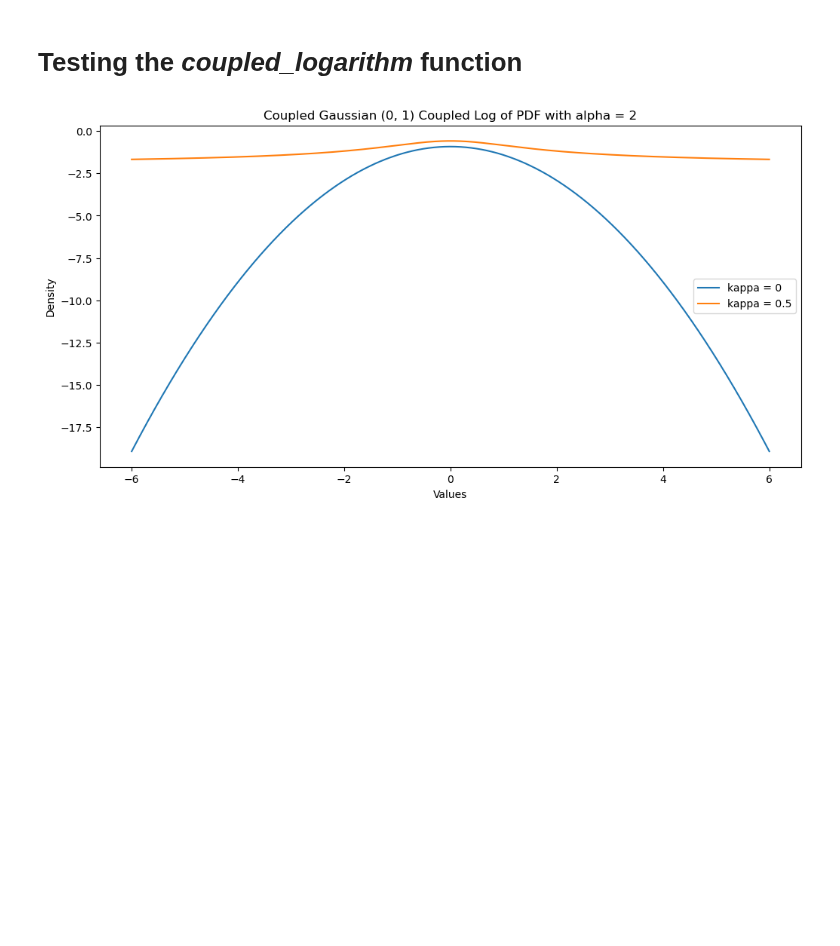
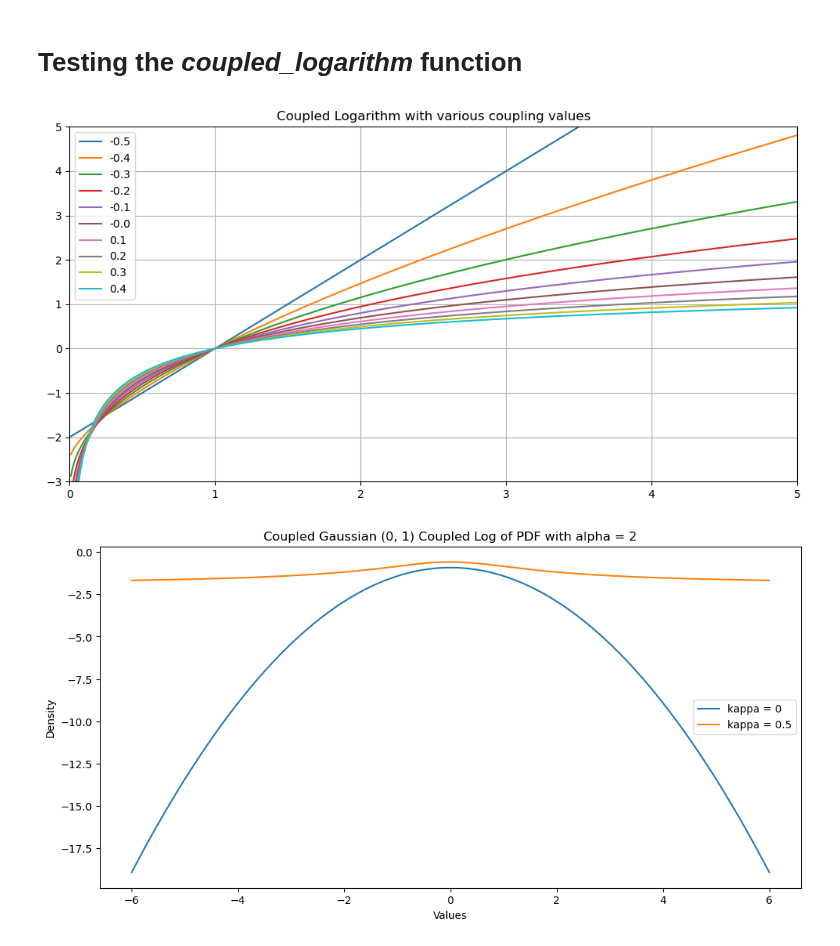
Before and after one commit to Photrek/Nonlinear-Statistical-Coupling, a Jupyter notebook: workspace/john/CrossEntropy-Entropy-DivergenceV2.ipynb, the cells around one changed output. Cells and saved outputs as stored; diff of their text form; code cells hidden in the pictures; blank space fills up the shorter version.

Commit message:
Added to the plots for coupled logarithm and exponential.

```diff
--- a/workspace/john/CrossEntropy-Entropy-DivergenceV2.ipynb
+++ b/workspace/john/CrossEntropy-Entropy-DivergenceV2.ipynb
@@ -59,6 +59,20 @@ other_normal_densities = other_normal.prob(x)
 
 # Calculate the distance between values of x for numerical integration.
 dx = np.mean(x[1:] - x[:-1])
+# %%
+x_log = np.arange(0.01, 5.01, 0.01)
+
+plt.figure(figsize=(12, 6), dpi= 100, facecolor='w', edgecolor='k')
+plt.xlim(0, 5)
+plt.ylim(-3, 5)
+for kappa in np.round(np.arange(-0.5, 0.5, 0.1), 2):
+    plt.plot(x_log, -fj.coupled_logarithm(x_log**-1, kappa=kappa, dim=dim), label=f'{kappa}')
+plt.title('Coupled Logarithm with various coupling values')
+plt.legend()
+plt.grid()
+plt.show()
+# %% [output]
+[figure, added]
 # %%
 coupled_norm_log_densities = fj.coupled_logarithm(normal_densities, kappa=kappas[0], dim=dim)
 coupled_other_norm_log_densities = fj.coupled_logarithm(other_normal_densities, kappa=kappas[1], dim=dim)
```
Also changed, not shown: parts of 3 cells of this notebook.
